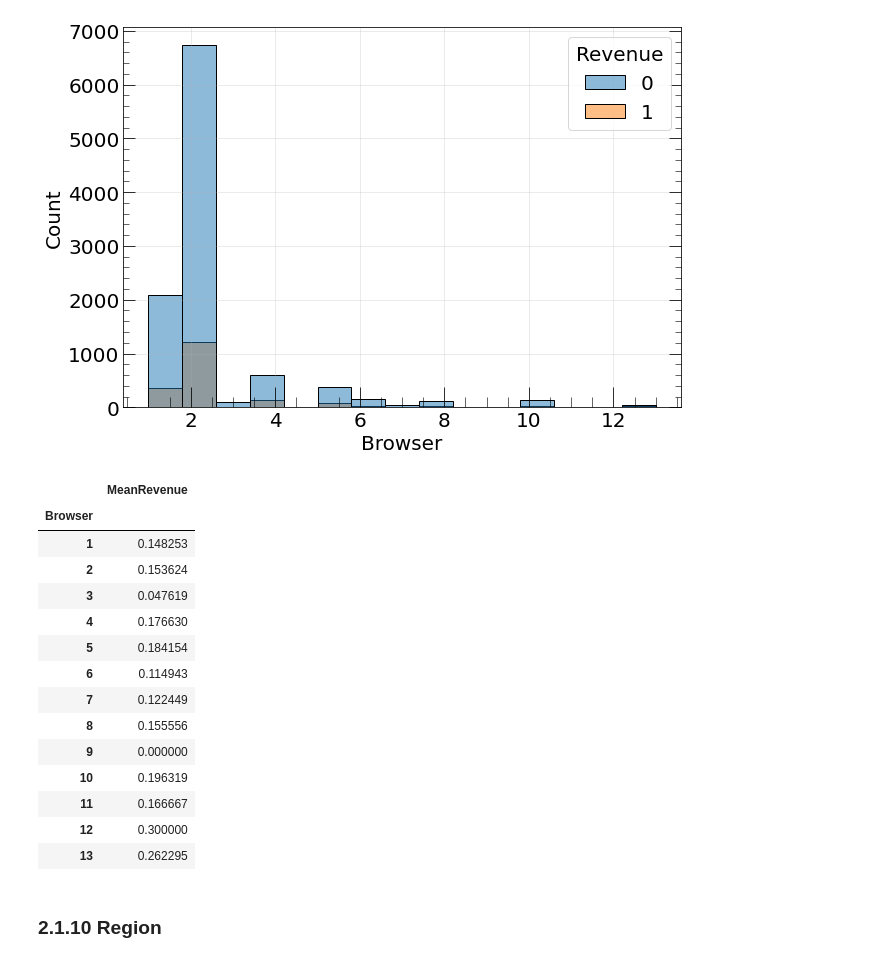
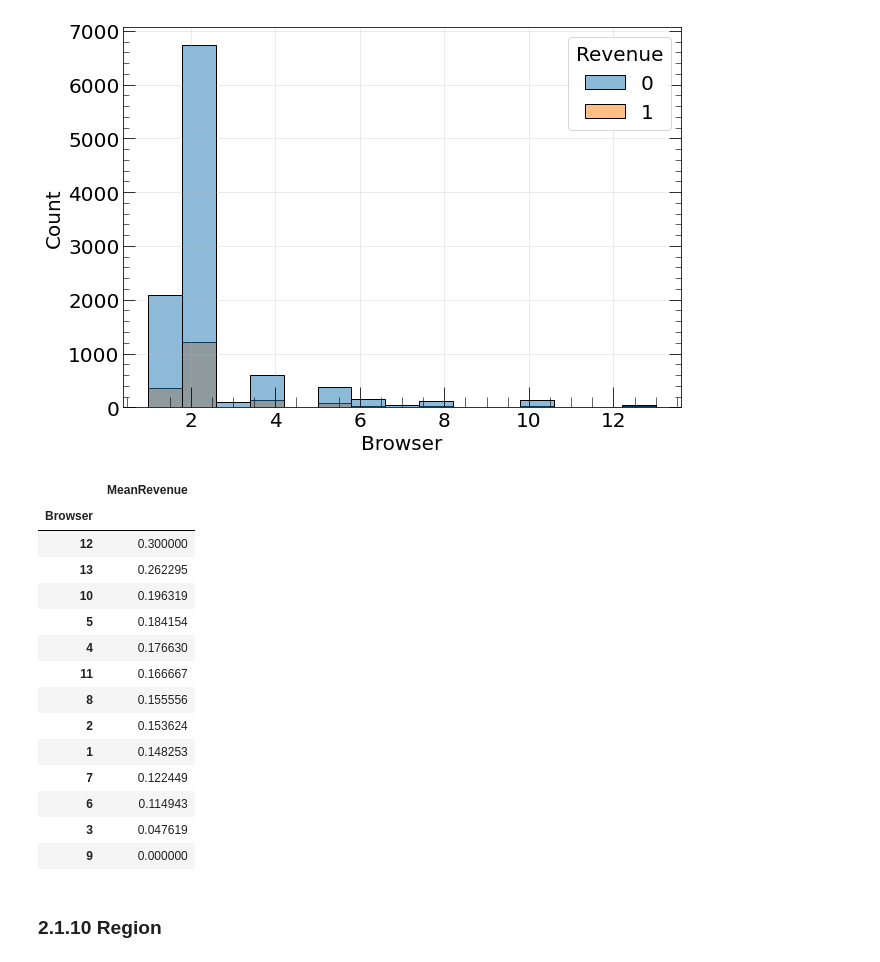
Before and after one commit to Sirnobaka/Online_Shoppers, a Jupyter notebook: Online_Shoppers.ipynb, the cells around one changed output. Saved outputs shown, nothing was run; the diff lists cells and outputs as text; code cells hidden in the pictures.

```diff
--- a/Online_Shoppers.ipynb
+++ b/Online_Shoppers.ipynb
@@ -913,23 +959,24 @@ Browser -> int64
 Mann-Whitney p-value = 0.03573101155043872
 [figure]
 # %%
-data.groupby('Browser').agg(MeanRevenue=('Revenue', 'mean'))
+data.groupby('Browser').agg(MeanRevenue=('Revenue', 'mean'))\
+    .sort_values(by='MeanRevenue', ascending=False)
 # %% [output]
 |  | MeanRevenue |
 | Browser |  |
-| 1 | 0.148253 |
-| 2 | 0.153624 |
-| 3 | 0.047619 |
-| 4 | 0.176630 |
-| 5 | 0.184154 |
-| 6 | 0.114943 |
-| 7 | 0.122449 |
-| 8 | 0.155556 |
-| 9 | 0.000000 |
-| 10 | 0.196319 |
-| 11 | 0.166667 |
 | 12 | 0.300000 |
 | 13 | 0.262295 |
+| 10 | 0.196319 |
+| 5 | 0.184154 |
+| 4 | 0.176630 |
+| 11 | 0.166667 |
+| 8 | 0.155556 |
+| 2 | 0.153624 |
+| 1 | 0.148253 |
+| 7 | 0.122449 |
+| 6 | 0.114943 |
+| 3 | 0.047619 |
+| 9 | 0.000000 |
 # %% [markdown]
 ### 2.1.10 Region
 # %%
```
Also changed, not shown: parts of 50 cells of this notebook.
